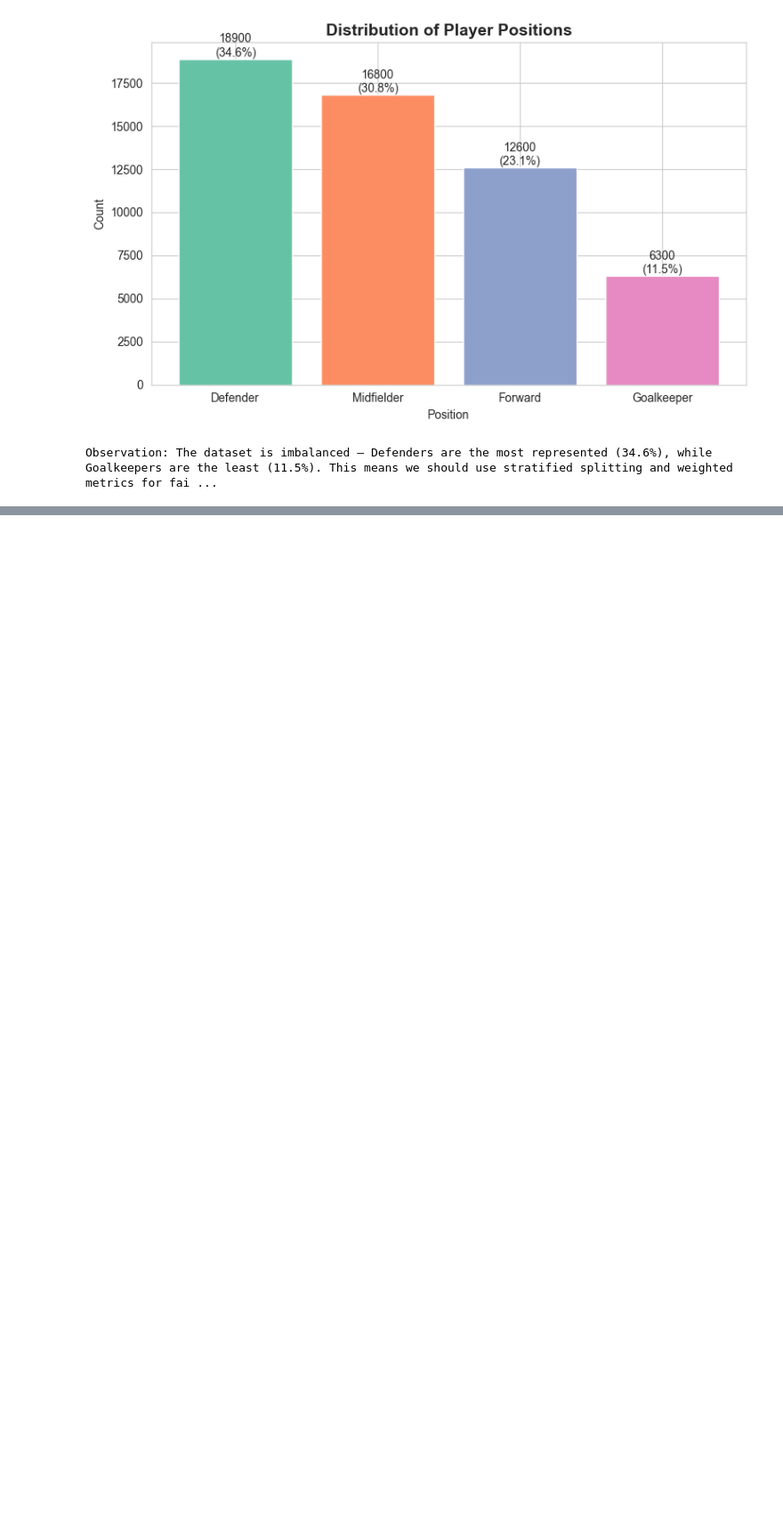
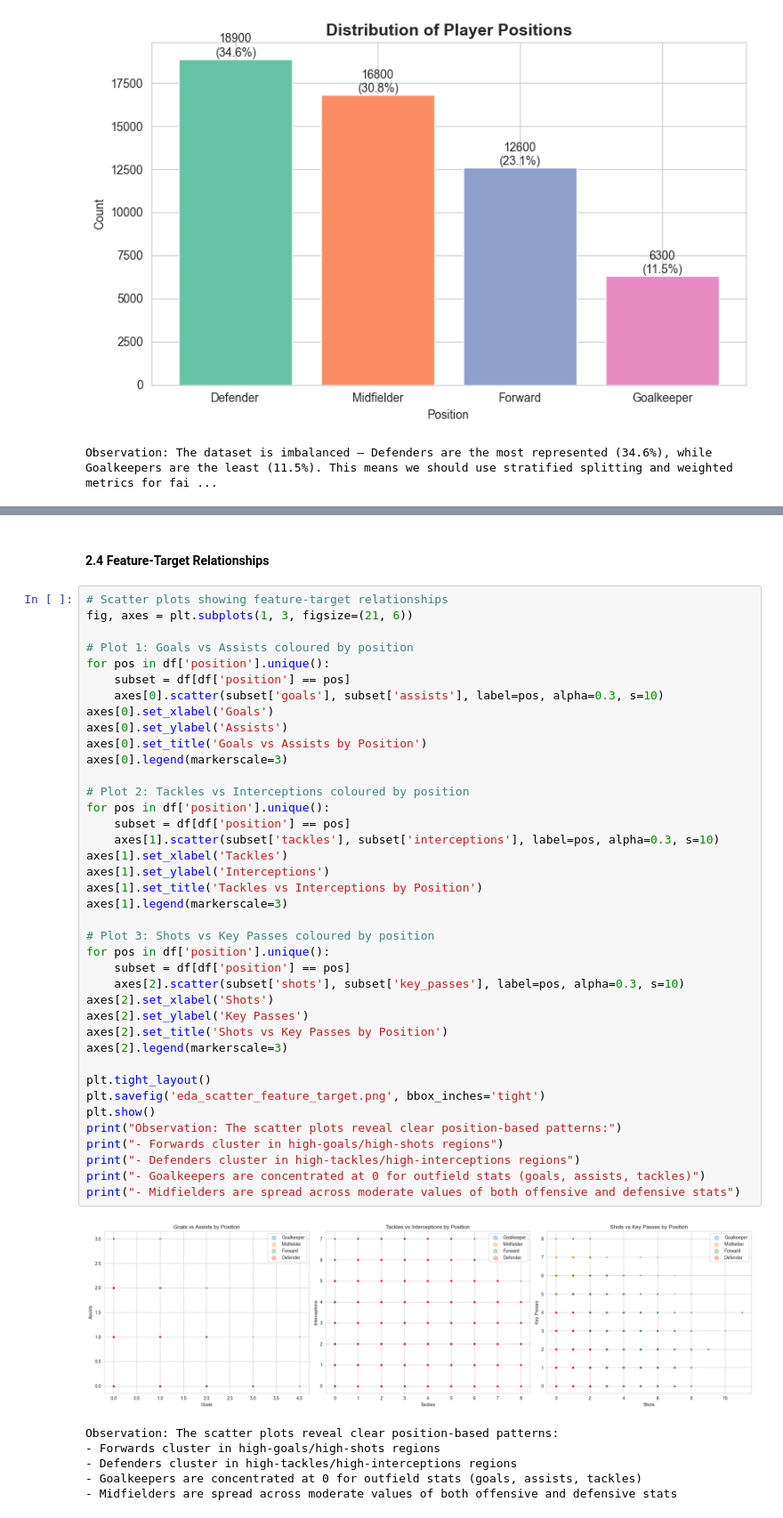
Before and after one commit to ManoharRavva0306/ML-Algorithms, a Jupyter notebook: notebooks/classification.ipynb, the cells around one changed output, grey strips where cells are left out. Shown at 89% size. Drawn from its saved outputs; the diff is of its cells as text; blank space fills up the shorter version.

```diff
--- a/notebooks/classification.ipynb
+++ b/notebooks/classification.ipynb
@@ -136,0 +191,48 @@ Observation: The pie chart gives a quick visual sense of class imbalance. Defend
+# %% [markdown]
+<h4>2.4 Feature-Target Relationships</h4>
+# %%
+# Scatter plots showing feature-target relationships
+fig, axes = plt.subplots(1, 3, figsize=(21, 6))
+
+# Plot 1: Goals vs Assists coloured by position
+for pos in df['position'].unique():
+    subset = df[df['position'] == pos]
+    axes[0].scatter(subset['goals'], subset['assists'], label=pos, alpha=0.3, s=10)
+axes[0].set_xlabel('Goals')
+axes[0].set_ylabel('Assists')
+axes[0].set_title('Goals vs Assists by Position')
+axes[0].legend(markerscale=3)
+
+# Plot 2: Tackles vs Interceptions coloured by position
+for pos in df['position'].unique():
+    subset = df[df['position'] == pos]
+    axes[1].scatter(subset['tackles'], subset['interceptions'], label=pos, alpha=0.3, s=10)
+axes[1].set_xlabel('Tackles')
+axes[1].set_ylabel('Interceptions')
+axes[1].set_title('Tackles vs Interceptions by Position')
+axes[1].legend(markerscale=3)
+
+# Plot 3: Shots vs Key Passes coloured by position
+for pos in df['position'].unique():
+    subset = df[df['position'] == pos]
+    axes[2].scatter(subset['shots'], subset['key_passes'], label=pos, alpha=0.3, s=10)
+axes[2].set_xlabel('Shots')
+axes[2].set_ylabel('Key Passes')
+axes[2].set_title('Shots vs Key Passes by Position')
+axes[2].legend(markerscale=3)
+
+plt.tight_layout()
+plt.savefig('eda_scatter_feature_target.png', bbox_inches='tight')
+plt.show()
+print("Observation: The scatter plots reveal clear position-based patterns:")
+print("- Forwards cluster in high-goals/high-shots regions")
+print("- Defenders cluster in high-tackles/high-interceptions regions")
+print("- Goalkeepers are concentrated at 0 for outfield stats (goals, assists, tackles)")
+print("- Midfielders are spread across moderate values of both offensive and defensive stats")
+# %% [output]
+[figure, added]
+Observation: The scatter plots reveal clear position-based patterns:
+- Forwards cluster in high-goals/high-shots regions
+- Defenders cluster in high-tackles/high-interceptions regions
+- Goalkeepers are concentrated at 0 for outfield stats (goals, assists, tackles)
+- Midfielders are spread across moderate values of both offensive and defensive stats
```
Also changed, not shown: parts of 17 cells of this notebook, 7 other files.
